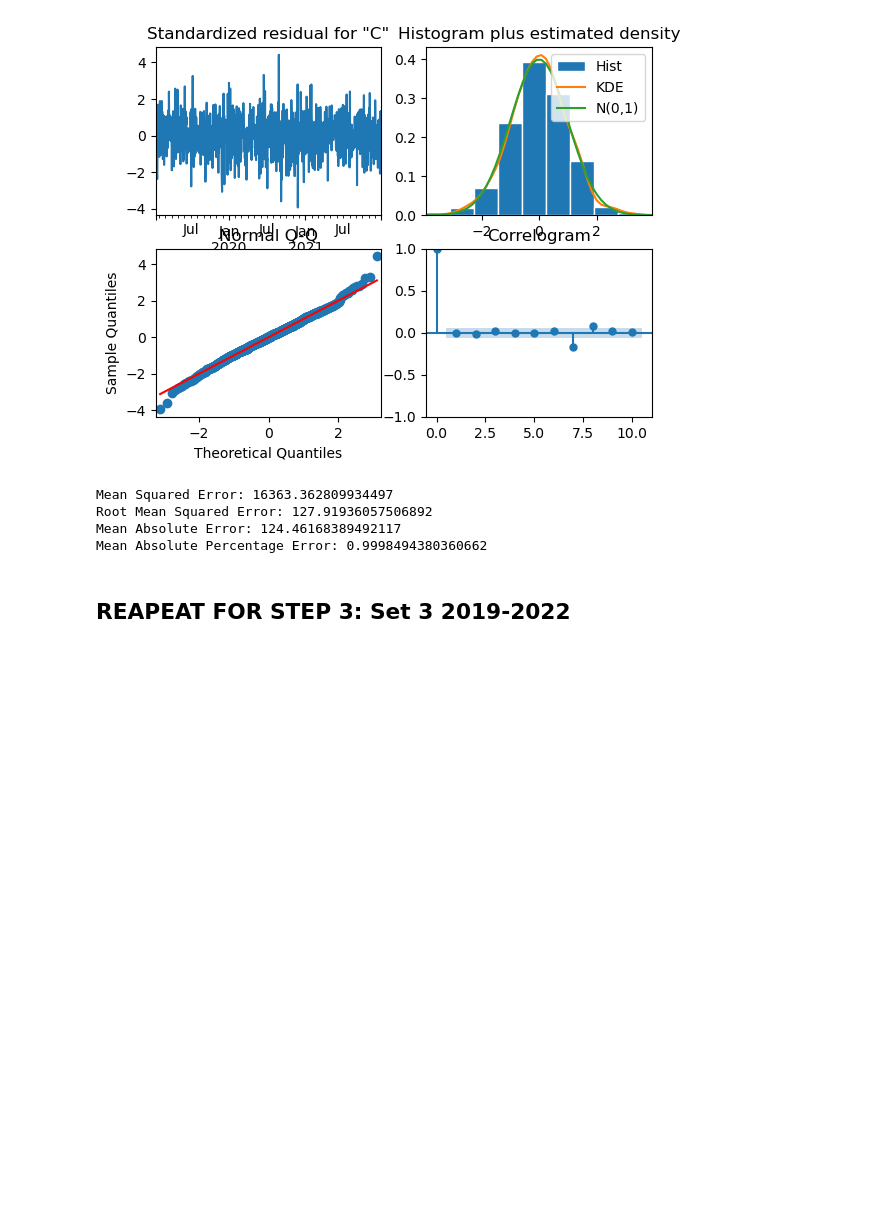
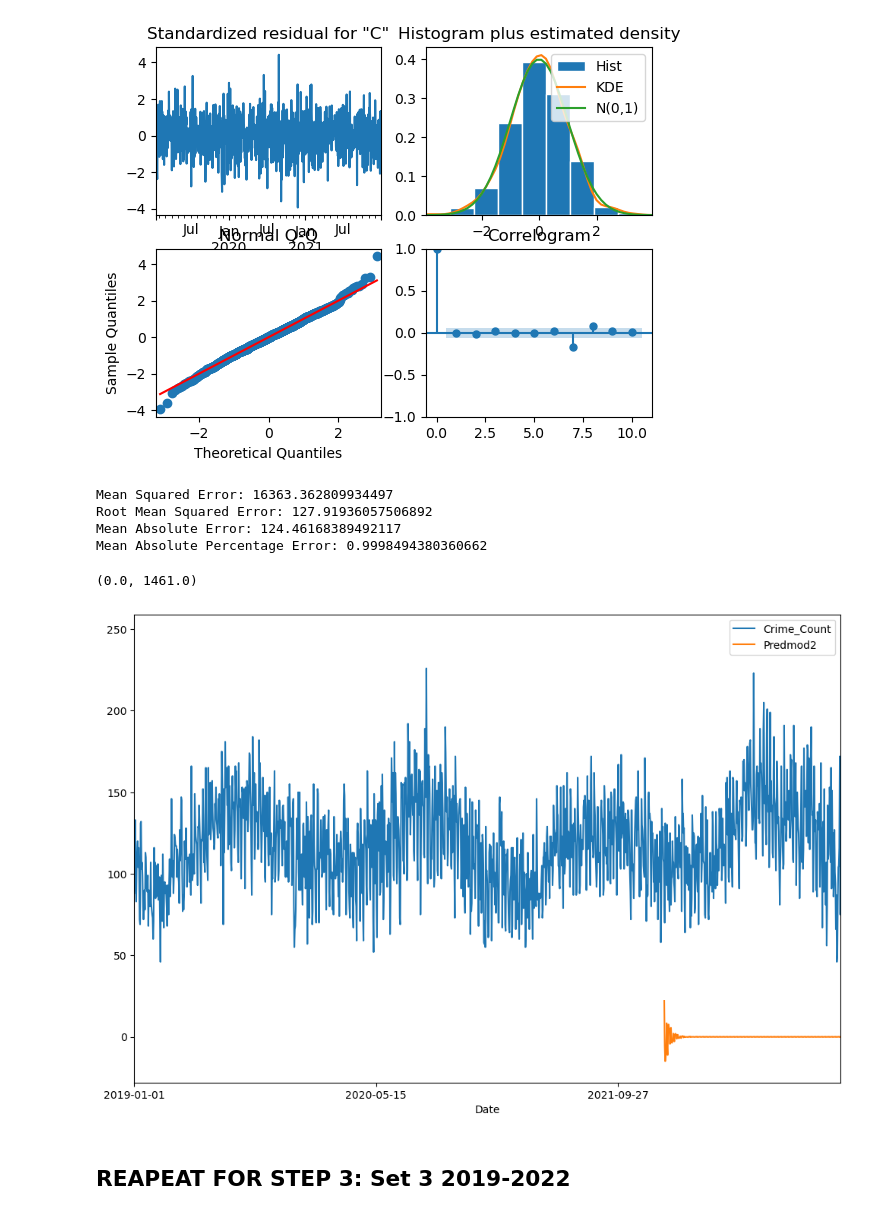
Before and after one commit to Hajar0Ahmed/Time-Series-Crime-Forecasting-Minneapolis, a Jupyter notebook: notebooks/sarima_analysis.ipynb, the cells around one changed output. Saved outputs shown, nothing was run; the diff lists cells and outputs as text; code cells hidden in the pictures; blank space fills up the shorter version.

```diff
--- a/notebooks/sarima_analysis.ipynb
+++ b/notebooks/sarima_analysis.ipynb
@@ -470,6 +497,13 @@ Mean Squared Error: 16363.362809934497
 Root Mean Squared Error: 127.91936057506892
 Mean Absolute Error: 124.46168389492117
 Mean Absolute Percentage Error: 0.9998494380360662
+# %%
+unidf['Predmod2']=fcast
+unidf[['Crime_Count','Predmod2']].plot(figsize=(12,8))
+plt.xlim(0, len(train3))
+# %% [output]
+(0.0, 1461.0)
+[figure, added]
 # %% [markdown]
 ## REAPEAT FOR STEP 3: Set 3 2019-2022
 # %%
```
Also changed, not shown: parts of 25 cells of this notebook.
